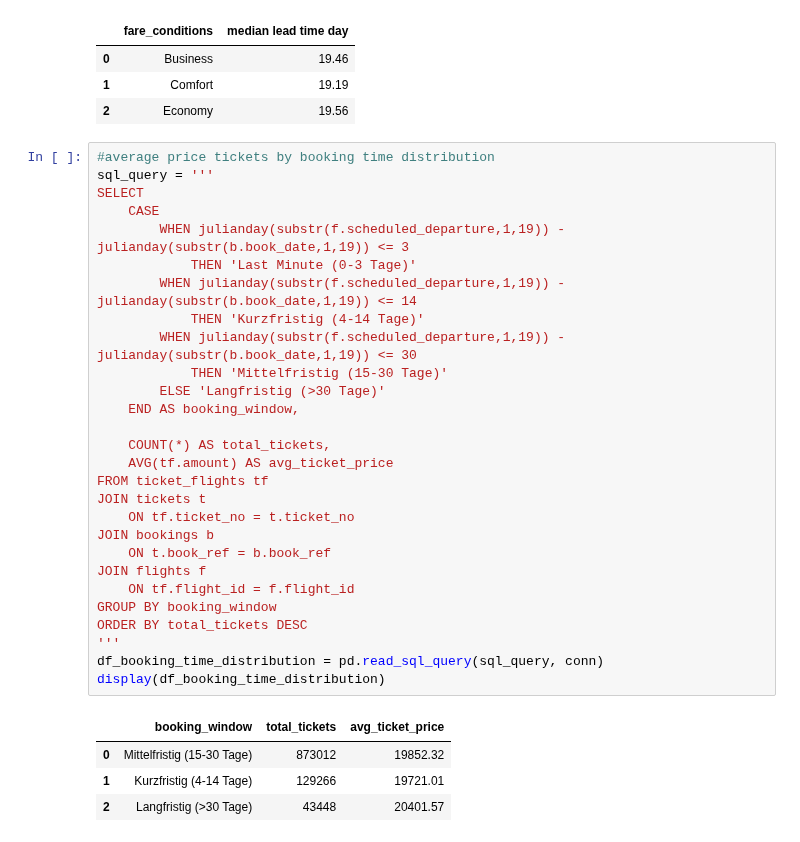
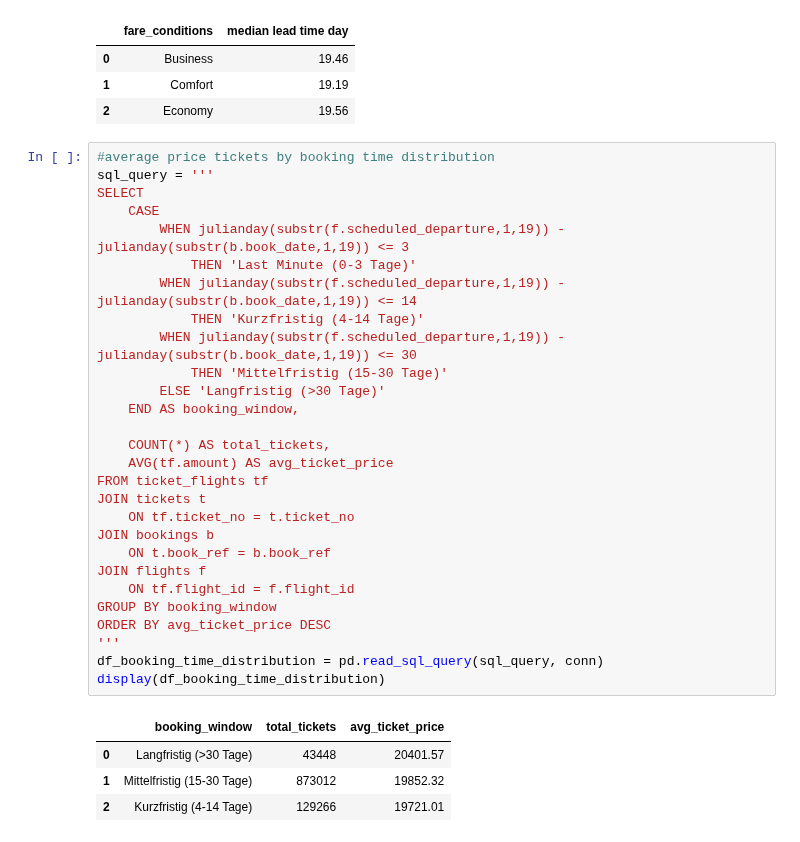
Before and after one commit to YamenNahhas/my-data-project, a Jupyter notebook: notebooks/Airline Data Analysis Using SQL.ipynb, the cells around one changed output. Drawn from its saved outputs; the diff is of its cells as text.

```diff
--- a/notebooks/Airline Data Analysis Using SQL.ipynb
+++ b/notebooks/Airline Data Analysis Using SQL.ipynb
@@ -569,33 +756,33 @@ display(df_median_booking_lead_time_fare_conditions)
 # %%
 #average price tickets by booking time distribution
 sql_query = '''
 SELECT
     CASE
         WHEN julianday(substr(f.scheduled_departure,1,19)) - julianday(substr(b.book_date,1,19)) <= 3
             THEN 'Last Minute (0-3 Tage)'
         WHEN julianday(substr(f.scheduled_departure,1,19)) - julianday(substr(b.book_date,1,19)) <= 14
             THEN 'Kurzfristig (4-14 Tage)'
         WHEN julianday(substr(f.scheduled_departure,1,19)) - julianday(substr(b.book_date,1,19)) <= 30
             THEN 'Mittelfristig (15-30 Tage)'
         ELSE 'Langfristig (>30 Tage)'
     END AS booking_window,
 
     COUNT(*) AS total_tickets,
     AVG(tf.amount) AS avg_ticket_price
 FROM ticket_flights tf
 JOIN tickets t
     ON tf.ticket_no = t.ticket_no
 JOIN bookings b
     ON t.book_ref = b.book_ref
 JOIN flights f
     ON tf.flight_id = f.flight_id
 GROUP BY booking_window
-ORDER BY total_tickets DESC
+ORDER BY avg_ticket_price DESC
 '''
 df_booking_time_distribution = pd.read_sql_query(sql_query, conn)
 display(df_booking_time_distribution)
 # %% [output]
 |  | booking_window | total_tickets | avg_ticket_price |
-| 0 | Mittelfristig (15-30 Tage) | 873012 | 19852.32 |
-| 1 | Kurzfristig (4-14 Tage) | 129266 | 19721.01 |
-| 2 | Langfristig (>30 Tage) | 43448 | 20401.57 |
+| 0 | Langfristig (>30 Tage) | 43448 | 20401.57 |
+| 1 | Mittelfristig (15-30 Tage) | 873012 | 19852.32 |
+| 2 | Kurzfristig (4-14 Tage) | 129266 | 19721.01 |
```
Also changed, not shown: parts of 13 cells of this notebook.
